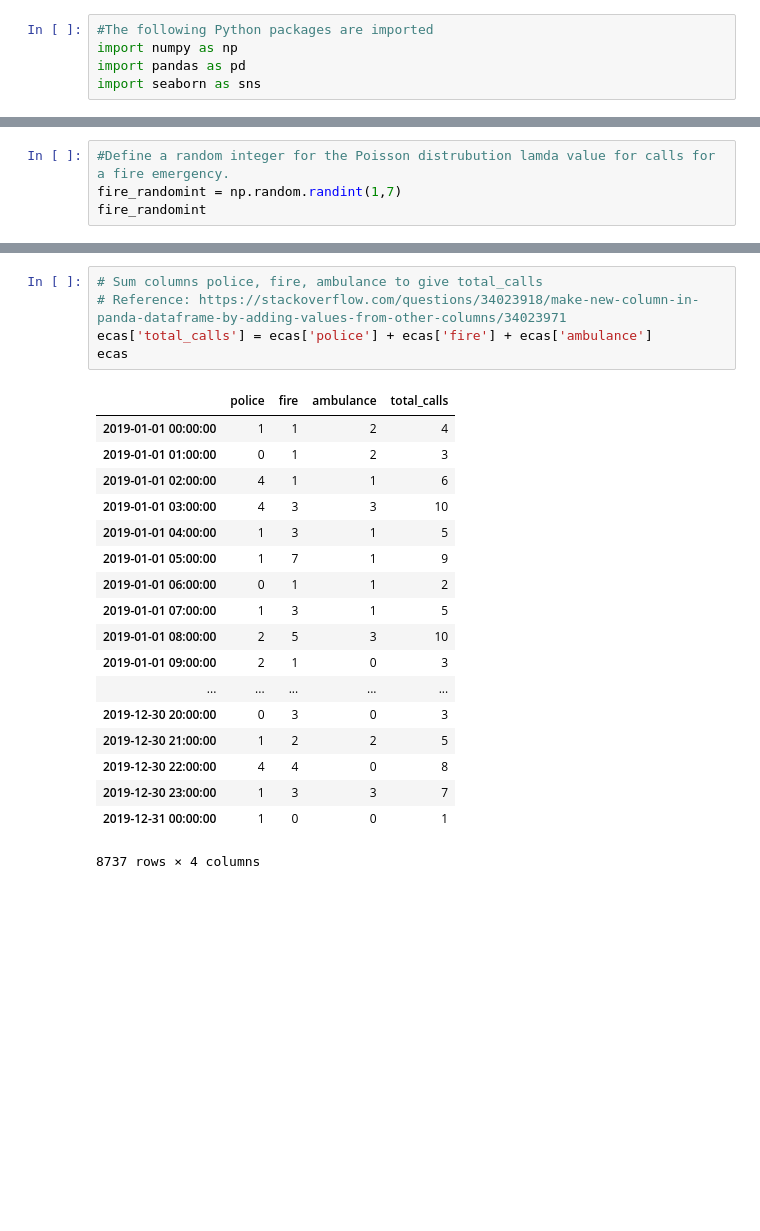
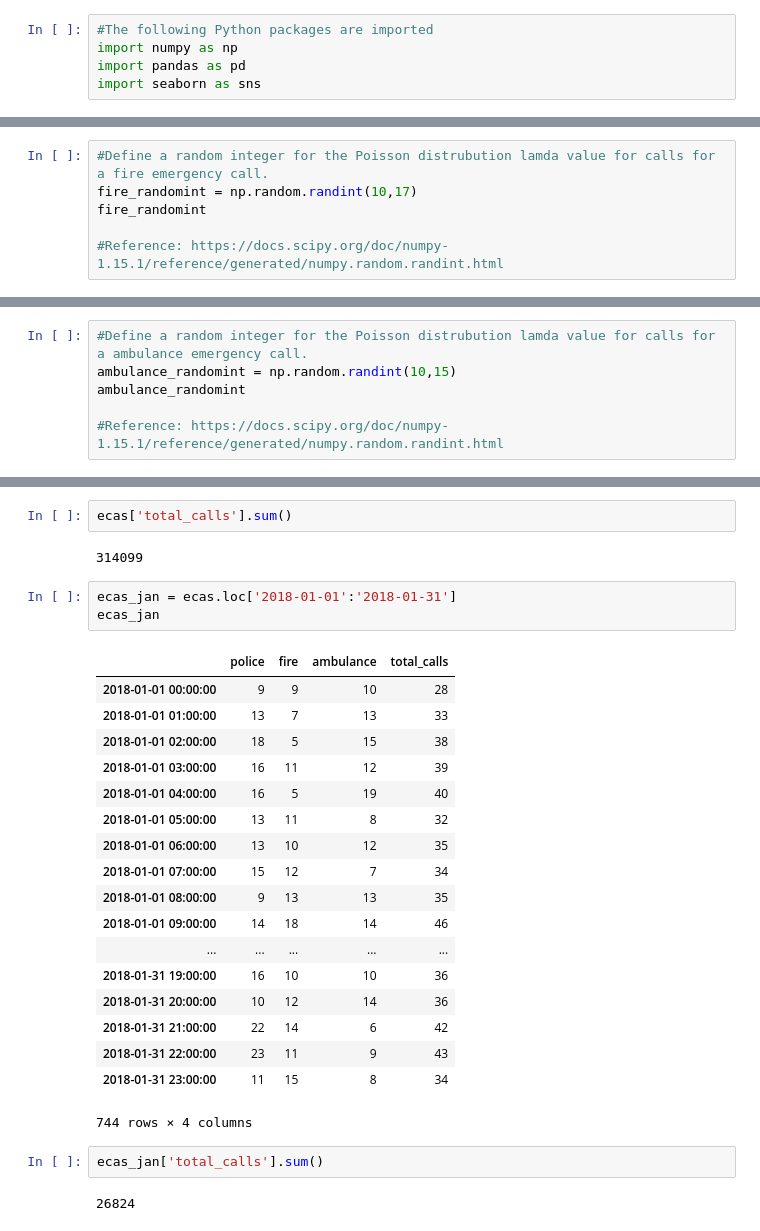
Before and after one commit to moranneil/Programming-For-Data-Analysis-Project-2019, a Jupyter notebook: Programming-For-Data-Analysis-Project-2019.ipynb, the cells around one changed output, grey strips where cells are left out. Saved outputs shown, nothing was run; the diff lists cells and outputs as text; blank space fills up the shorter version.

```diff
--- a/Programming-For-Data-Analysis-Project-2019.ipynb
+++ b/Programming-For-Data-Analysis-Project-2019.ipynb
@@ -67,5 +78,7 @@ ecas_police.head()
 # %%
-#Define a random integer for the Poisson distrubution lamda value for calls for a fire emergency.
-fire_randomint = np.random.randint(1,7)
+#Define a random integer for the Poisson distrubution lamda value for calls for a fire emergency call.
+fire_randomint = np.random.randint(10,17)
 fire_randomint
+
+#Reference: https://docs.scipy.org/doc/numpy-1.15.1/reference/generated/numpy.random.randint.html
 # %% [output]
@@ -110,0 +103,6 @@ ecaspolicefire['ambulance'] = ecas_ambulance['ambulance'].values
+# %%
+#Define a random integer for the Poisson distrubution lamda value for calls for a ambulance emergency call.
+ambulance_randomint = np.random.randint(10,15)
+ambulance_randomint
+
+#Reference: https://docs.scipy.org/doc/numpy-1.15.1/reference/generated/numpy.random.randint.html
@@ -153,24 +206,30 @@ ecas.head()
-# %%
-# Sum columns police, fire, ambulance to give total_calls
-# Reference: https://stackoverflow.com/questions/34023918/make-new-column-in-panda-dataframe-by-adding-values-from-other-columns/34023971
-ecas['total_calls'] = ecas['police'] + ecas['fire'] + ecas['ambulance']
-ecas
-# %% [output]
-|  | police | fire | ambulance | total_calls |
-| 2019-01-01 00:00:00 | 1 | 1 | 2 | 4 |
-| 2019-01-01 01:00:00 | 0 | 1 | 2 | 3 |
-| 2019-01-01 02:00:00 | 4 | 1 | 1 | 6 |
-| 2019-01-01 03:00:00 | 4 | 3 | 3 | 10 |
-| 2019-01-01 04:00:00 | 1 | 3 | 1 | 5 |
-| 2019-01-01 05:00:00 | 1 | 7 | 1 | 9 |
-| 2019-01-01 06:00:00 | 0 | 1 | 1 | 2 |
-| 2019-01-01 07:00:00 | 1 | 3 | 1 | 5 |
-| 2019-01-01 08:00:00 | 2 | 5 | 3 | 10 |
-| 2019-01-01 09:00:00 | 2 | 1 | 0 | 3 |
-| ... | ... | ... | ... | ... |
-| 2019-12-30 20:00:00 | 0 | 3 | 0 | 3 |
-| 2019-12-30 21:00:00 | 1 | 2 | 2 | 5 |
-| 2019-12-30 22:00:00 | 4 | 4 | 0 | 8 |
-| 2019-12-30 23:00:00 | 1 | 3 | 3 | 7 |
-| 2019-12-31 00:00:00 | 1 | 0 | 0 | 1 |
-8737 rows × 4 columns
+# %%
+ecas['total_calls'].sum()
+# %% [output]
+314099
+# %%
+ecas_jan = ecas.loc['2018-01-01':'2018-01-31']
+ecas_jan
+# %% [output]
+|  | police | fire | ambulance | total_calls |
+| 2018-01-01 00:00:00 | 9 | 9 | 10 | 28 |
+| 2018-01-01 01:00:00 | 13 | 7 | 13 | 33 |
+| 2018-01-01 02:00:00 | 18 | 5 | 15 | 38 |
+| 2018-01-01 03:00:00 | 16 | 11 | 12 | 39 |
+| 2018-01-01 04:00:00 | 16 | 5 | 19 | 40 |
+| 2018-01-01 05:00:00 | 13 | 11 | 8 | 32 |
+| 2018-01-01 06:00:00 | 13 | 10 | 12 | 35 |
+| 2018-01-01 07:00:00 | 15 | 12 | 7 | 34 |
+| 2018-01-01 08:00:00 | 9 | 13 | 13 | 35 |
+| 2018-01-01 09:00:00 | 14 | 18 | 14 | 46 |
+| ... | ... | ... | ... | ... |
+| 2018-01-31 19:00:00 | 16 | 10 | 10 | 36 |
+| 2018-01-31 20:00:00 | 10 | 12 | 14 | 36 |
+| 2018-01-31 21:00:00 | 22 | 14 | 6 | 42 |
+| 2018-01-31 22:00:00 | 23 | 11 | 9 | 43 |
+| 2018-01-31 23:00:00 | 11 | 15 | 8 | 34 |
+744 rows × 4 columns
+# %%
+ecas_jan['total_calls'].sum()
+# %% [output]
+26824
```
Also changed, not shown: parts of 28 cells of this notebook.
